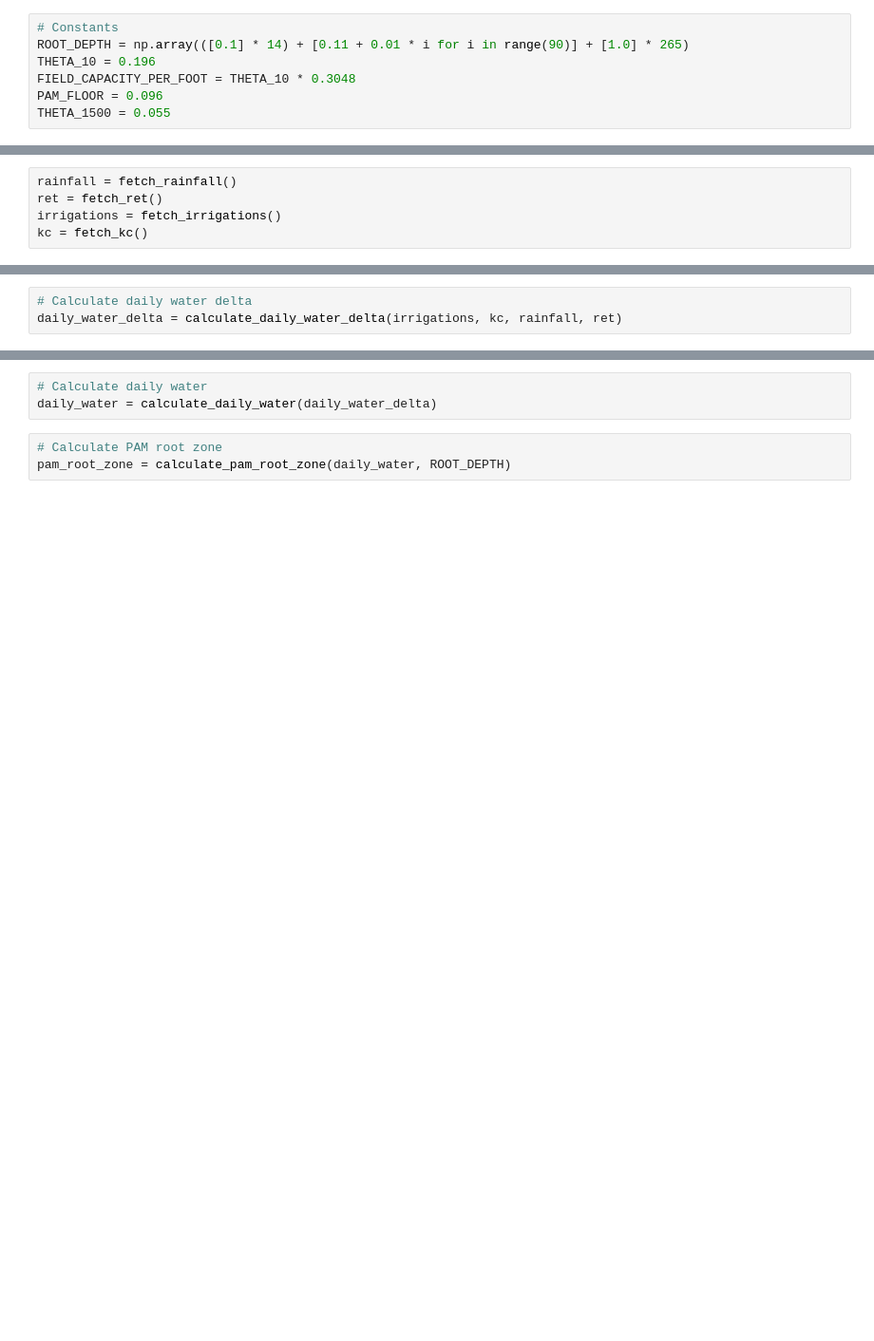
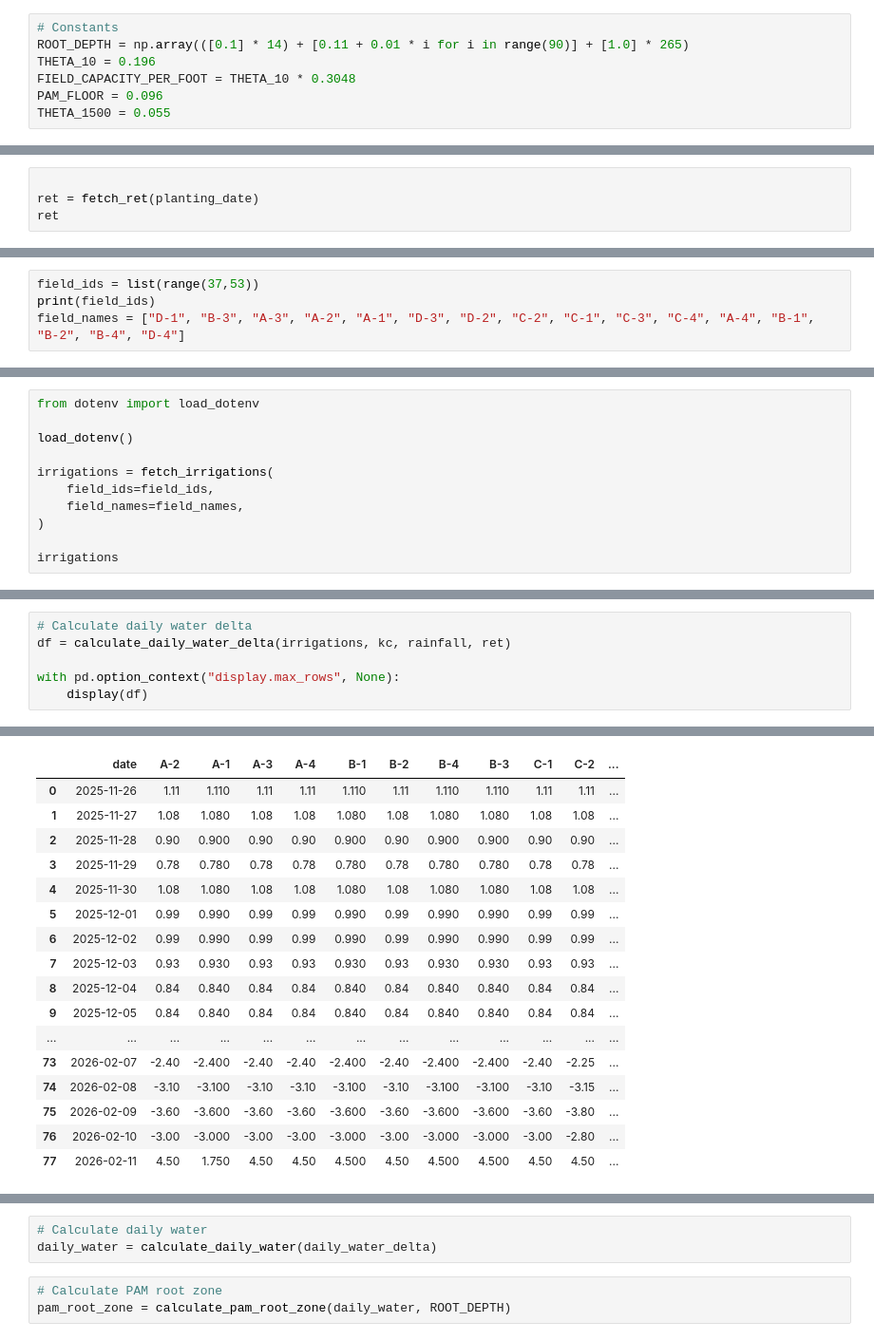
Before and after one commit to shorbaji/autoanton, a Jupyter notebook: ai.ipynb, the cells around one changed output, grey strips where cells are left out. Shown at 95% size. Cells and saved outputs as stored; diff of their text form; blank space fills up the shorter version.

Commit message:
up to water delta

```diff
--- a/ai.ipynb
+++ b/ai.ipynb
@@ -38,0 +96,4 @@ Error:
+# %%
+
+ret = fetch_ret(planting_date)
+ret
@@ -38,0 +148,4 @@ Error:
+# %%
+field_ids = list(range(37,53))
+print(field_ids)
+field_names = ["D-1", "B-3", "A-3", "A-2", "A-1", "D-3", "D-2", "C-2", "C-1", "C-3", "C-4", "A-4", "B-1", "B-2", "B-4", "D-4"]
@@ -39,5 +154,11 @@ Error:
 # %%
-rainfall = fetch_rainfall()
-ret = fetch_ret()
-irrigations = fetch_irrigations()
-kc = fetch_kc()
+from dotenv import load_dotenv
+
+load_dotenv()
+
+irrigations = fetch_irrigations(
+    field_ids=field_ids,
+    field_names=field_names,
+)
+
+irrigations
@@ -44,3 +179,7 @@ kc = fetch_kc()
 # %%
 # Calculate daily water delta
-daily_water_delta = calculate_daily_water_delta(irrigations, kc, rainfall, ret)
+df = calculate_daily_water_delta(irrigations, kc, rainfall, ret)
+
+with pd.option_context("display.max_rows", None):
+    display(df)
+# %% [output]
@@ -46,0 +203,17 @@ daily_water_delta = calculate_daily_water_delta(irrigations, kc, rainfall, ret)
+|  | date | A-2 | A-1 | A-3 | A-4 | B-1 | B-2 | B-4 | B-3 | C-1 | C-2 | ... |
+| 0 | 2025-11-26 | 1.11 | 1.110 | 1.11 | 1.11 | 1.110 | 1.11 | 1.110 | 1.110 | 1.11 | 1.11 | ... |
+| 1 | 2025-11-27 | 1.08 | 1.080 | 1.08 | 1.08 | 1.080 | 1.08 | 1.080 | 1.080 | 1.08 | 1.08 | ... |
+| 2 | 2025-11-28 | 0.90 | 0.900 | 0.90 | 0.90 | 0.900 | 0.90 | 0.900 | 0.900 | 0.90 | 0.90 | ... |
+| 3 | 2025-11-29 | 0.78 | 0.780 | 0.78 | 0.78 | 0.780 | 0.78 | 0.780 | 0.780 | 0.78 | 0.78 | ... |
+| 4 | 2025-11-30 | 1.08 | 1.080 | 1.08 | 1.08 | 1.080 | 1.08 | 1.080 | 1.080 | 1.08 | 1.08 | ... |
+| 5 | 2025-12-01 | 0.99 | 0.990 | 0.99 | 0.99 | 0.990 | 0.99 | 0.990 | 0.990 | 0.99 | 0.99 | ... |
+| 6 | 2025-12-02 | 0.99 | 0.990 | 0.99 | 0.99 | 0.990 | 0.99 | 0.990 | 0.990 | 0.99 | 0.99 | ... |
+| 7 | 2025-12-03 | 0.93 | 0.930 | 0.93 | 0.93 | 0.930 | 0.93 | 0.930 | 0.930 | 0.93 | 0.93 | ... |
+| 8 | 2025-12-04 | 0.84 | 0.840 | 0.84 | 0.84 | 0.840 | 0.84 | 0.840 | 0.840 | 0.84 | 0.84 | ... |
+| 9 | 2025-12-05 | 0.84 | 0.840 | 0.84 | 0.84 | 0.840 | 0.84 | 0.840 | 0.840 | 0.84 | 0.84 | ... |
+| ... | ... | ... | ... | ... | ... | ... | ... | ... | ... | ... | ... | ... |
+| 73 | 2026-02-07 | -2.40 | -2.400 | -2.40 | -2.40 | -2.400 | -2.40 | -2.400 | -2.400 | -2.40 | -2.25 | ... |
+| 74 | 2026-02-08 | -3.10 | -3.100 | -3.10 | -3.10 | -3.100 | -3.10 | -3.100 | -3.100 | -3.10 | -3.15 | ... |
+| 75 | 2026-02-09 | -3.60 | -3.600 | -3.60 | -3.60 | -3.600 | -3.60 | -3.600 | -3.600 | -3.60 | -3.80 | ... |
+| 76 | 2026-02-10 | -3.00 | -3.000 | -3.00 | -3.00 | -3.000 | -3.00 | -3.000 | -3.000 | -3.00 | -2.80 | ... |
+| 77 | 2026-02-11 | 4.50 | 1.750 | 4.50 | 4.50 | 4.500 | 4.50 | 4.500 | 4.500 | 4.50 | 4.50 | ... |
```
Also changed, not shown: parts of 10 cells of this notebook, 6 other files.
